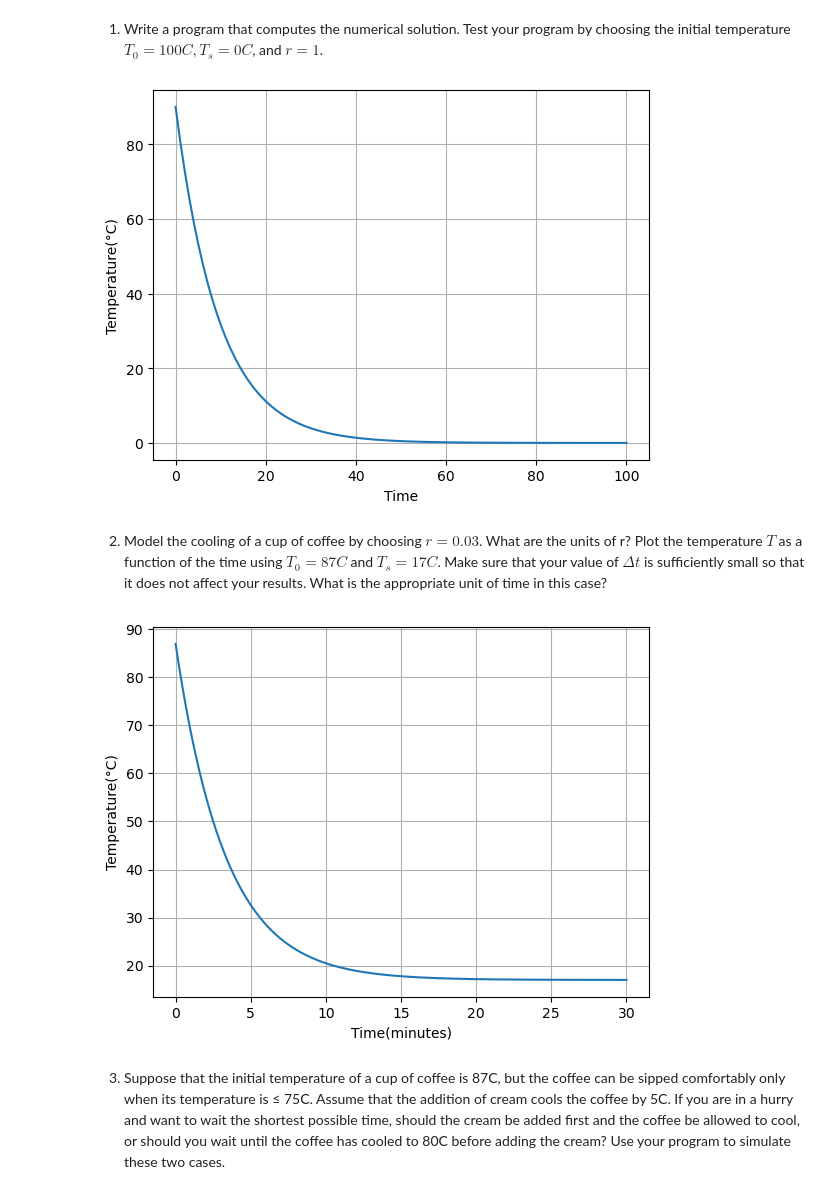
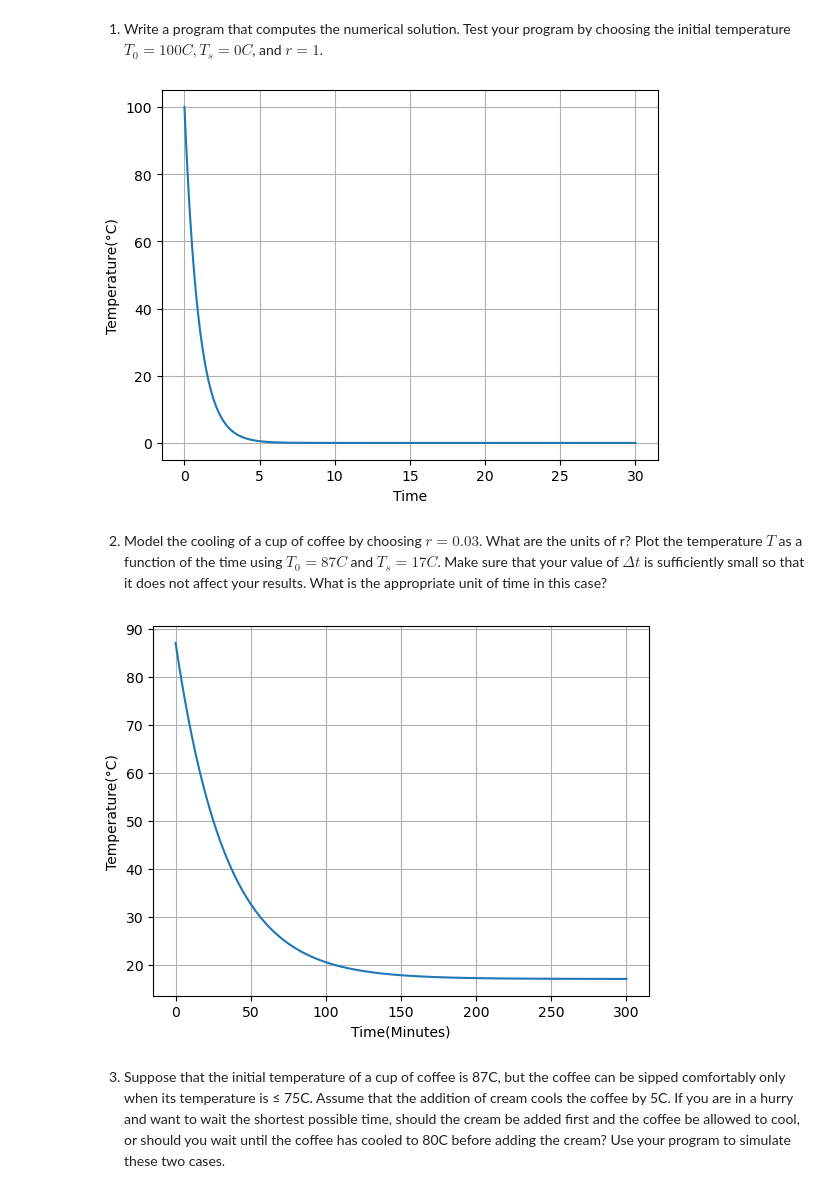
Before and after one commit to jaycebeck/Simulations, a Jupyter notebook: Homework1-JayceH.ipynb, the cells around one changed output. Cells and saved outputs as stored; diff of their text form; code cells hidden in the pictures.

```diff
--- a/Homework1-JayceH.ipynb
+++ b/Homework1-JayceH.ipynb
@@ -297,7 +297,7 @@ class IntegratorEnergy:
 
         return np.array(energy)
 # %%
-times = np.logspace(-4,4,30)
+times = np.logspace(-1,1,30)
 
 ode = Energy()
 eu = Euler()
@@ -324,8 +324,8 @@ avg_energy_cr = np.array(avg_energy_cr)
 
 plt.loglog(times, avg_energy_eu, label='Euler')
 plt.loglog(times, avg_energy_cr, '--', label='EulerCromer')
-plt.xlabel('og(delta_t)')
-plt.ylabel('Average E Error')
+plt.xlabel('Different values of Delta t')
+plt.ylabel('Average Energy Error')
 plt.grid(True)
 plt.legend()
 plt.show()
@@ -358,57 +358,68 @@ class eulerCup:
         T_next = T_0 + dt*ode.rhs(r, T_0, T_s)
         return T_next
 # %%
-times = np.linspace(0, 100, 100)
-
 r = 1.0
 T_0 = 100.0
 T_s = 0.0
 
+start = 0.0
+dt = 0.1
+end = 30.0
+
 cup = coffeeCup()
 method = eulerCup()
 
-temps = []
+temps = [T_0]
+times = [start]
 
-for i in times:
-    T_0 = method.step(cup,0.1,r,T_0,T_s)
+while start<=end:
+    start+= dt
+    times.append(start)
+    T_0 = method.step(cup,dt,r,T_0,T_s)
     temps.append(T_0)
 
 temps = np.array(temps)
 
 plt.plot(times, temps)
 plt.xlabel('Time')
 plt.ylabel('Temperature(°C)')
 plt.grid(True)
 plt.show()
 # %% [output]
-[figure, old version]
+[figure, new version]
 # %% [markdown]
 2. Model the cooling of a cup of coffee by choosing $r = 0.03$. What are the units of r? Plot the temperature $T$ as a function of the time using $T_{0} = 87C$ and $T_{s} = 17C$. Make sure that your value of $\Delta t$ is sufficiently small so that it does not affect your results. What is the appropriate unit of time in this case?
 # %%
-times = np.arange(0,30000)
-
 r = 0.03
 T_0 = 87.0
 T_s = 17.0
 
+start = 0.0
+dt = 0.001
+end = 300.0
+
 cup = coffeeCup()
 method = eulerCup()
 
-temps = []
+temps = [T_0]
+times = [start]
 
-for i in times:
-    T_0 = method.step(cup,0.01,r,T_0,T_s)
+while start<=end:
+    start+= dt
+    times.append(start)
+    T_0 = method.step(cup,dt,r,T_0,T_s)
     temps.append(T_0)
 
 temps = np.array(temps)
+times = np.array(times)
 
-plt.plot(times/1000, temps)
-plt.xlabel('Time(minutes)')
+plt.plot(times, temps)
+plt.xlabel('Time(Minutes)')
 plt.ylabel('Temperature(°C)')
 plt.grid(True)
 plt.show()
 # %% [output]
-[figure, old version]
+[figure, new version]
 # %% [markdown]
 3. Suppose that the initial temperature of a cup of coffee is 87C, but the coffee can be sipped comfortably only when its temperature is ≤ 75C. Assume that the addition of cream cools the coffee by 5C. If you are in a hurry and want to wait the shortest possible time, should the cream be added first and the coffee be allowed to cool, or should you wait until the coffee has cooled to 80C before adding the cream? Use your program to simulate these two cases.
 # %%
```
Also changed, not shown: parts of 4 cells of this notebook, 1 other file.
